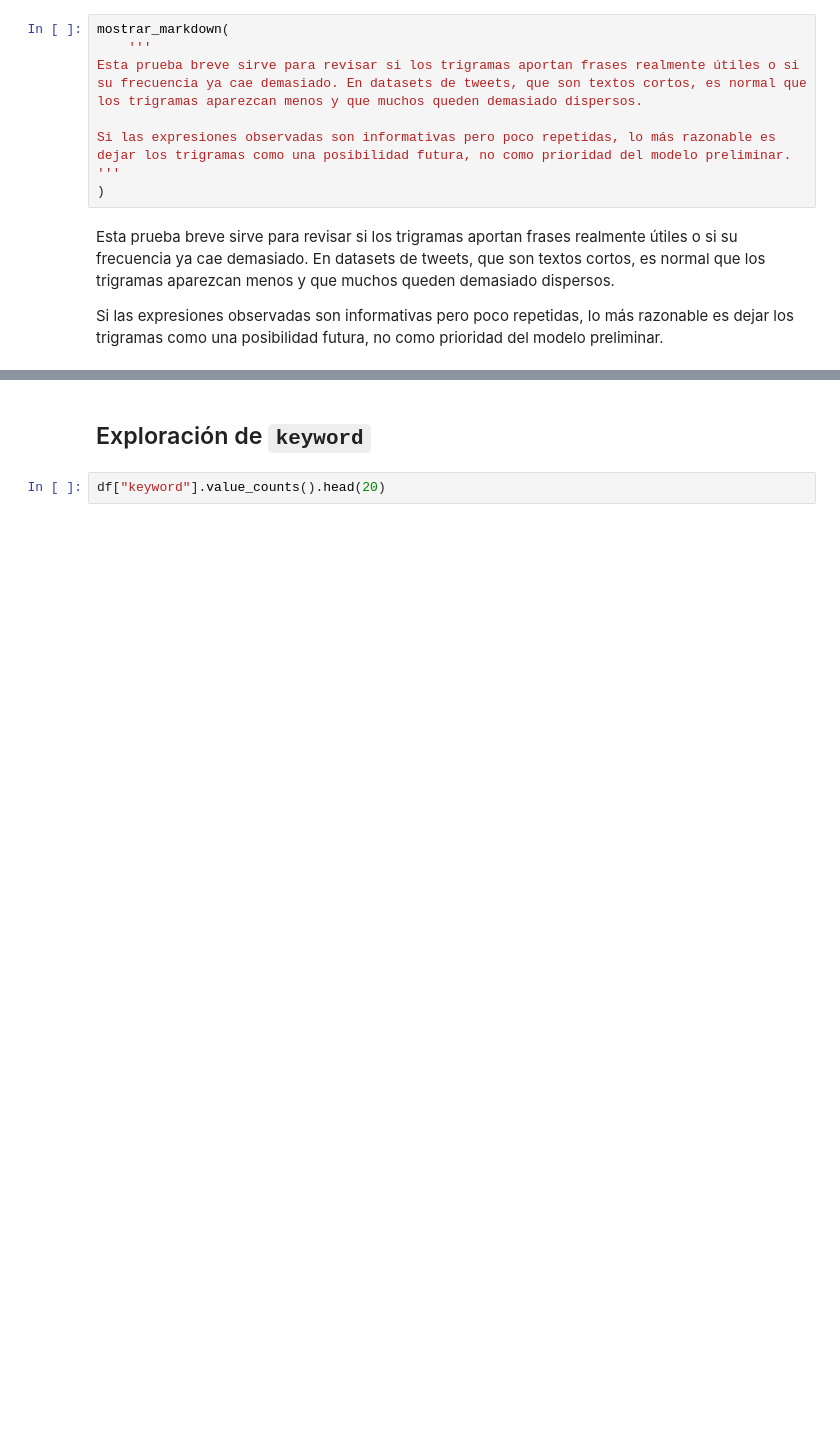
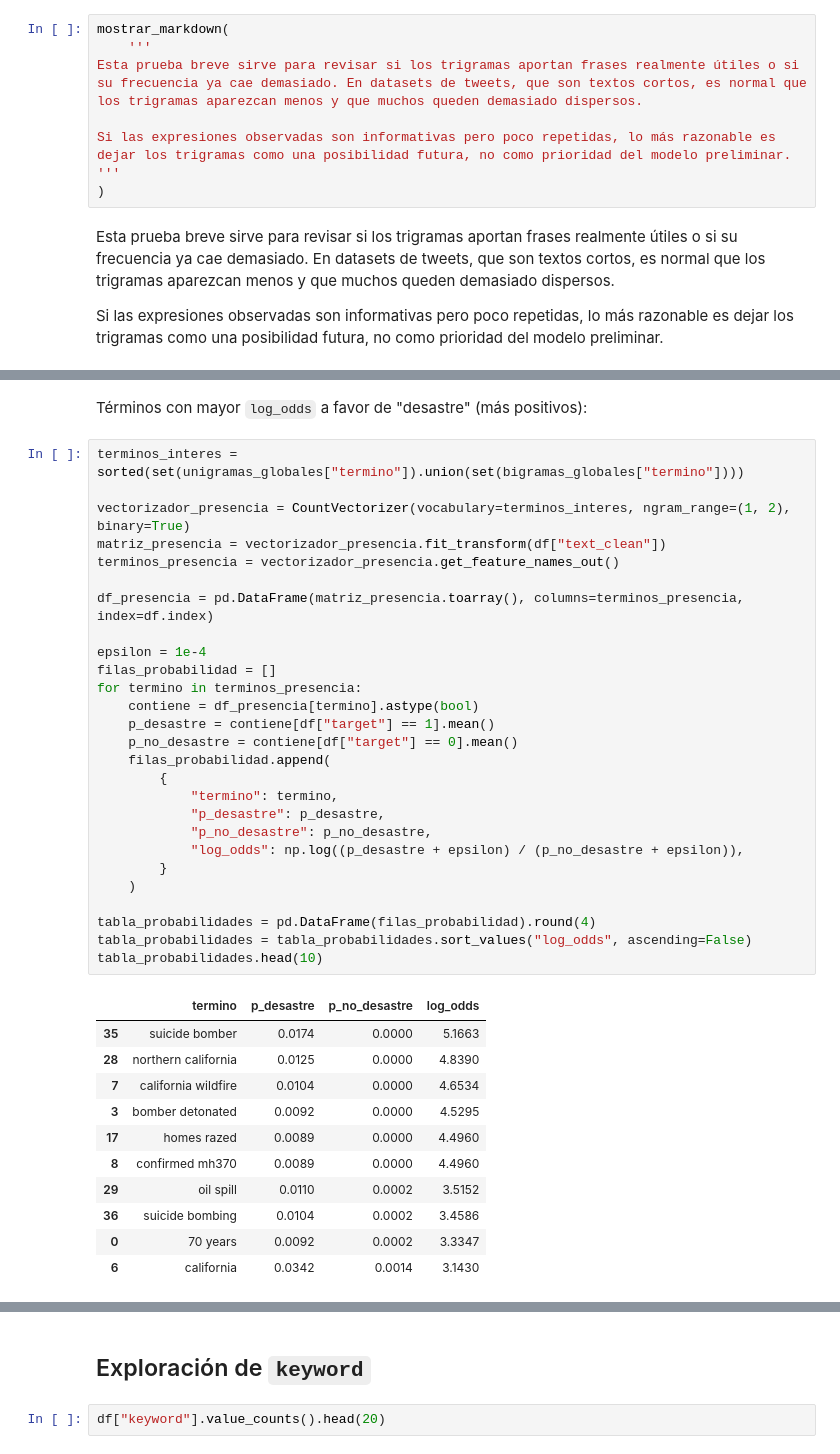
Before and after one commit to Cisco890/lab5_datascience, a Jupyter notebook: lab5_avances.ipynb, the cells around one changed output, grey strips where cells are left out. Cells and saved outputs as stored; diff of their text form; blank space fills up the shorter version.

```diff
--- a/lab5_avances.ipynb
+++ b/lab5_avances.ipynb
@@ -786,0 +799,41 @@ Si las expresiones observadas son informativas pero poco repetidas, lo más razo
+# %% [markdown]
+Términos con mayor `log_odds` a favor de "desastre" (más positivos):
+# %%
+terminos_interes = sorted(set(unigramas_globales["termino"]).union(set(bigramas_globales["termino"])))
+
+vectorizador_presencia = CountVectorizer(vocabulary=terminos_interes, ngram_range=(1, 2), binary=True)
+matriz_presencia = vectorizador_presencia.fit_transform(df["text_clean"])
+terminos_presencia = vectorizador_presencia.get_feature_names_out()
+
+df_presencia = pd.DataFrame(matriz_presencia.toarray(), columns=terminos_presencia, index=df.index)
+
+epsilon = 1e-4
+filas_probabilidad = []
+for termino in terminos_presencia:
+    contiene = df_presencia[termino].astype(bool)
+    p_desastre = contiene[df["target"] == 1].mean()
+    p_no_desastre = contiene[df["target"] == 0].mean()
+    filas_probabilidad.append(
+        {
+            "termino": termino,
+            "p_desastre": p_desastre,
+            "p_no_desastre": p_no_desastre,
+            "log_odds": np.log((p_desastre + epsilon) / (p_no_desastre + epsilon)),
+        }
+    )
+
+tabla_probabilidades = pd.DataFrame(filas_probabilidad).round(4)
+tabla_probabilidades = tabla_probabilidades.sort_values("log_odds", ascending=False)
+tabla_probabilidades.head(10)
+# %% [output]
+|  | termino | p_desastre | p_no_desastre | log_odds |
+| 35 | suicide bomber | 0.0174 | 0.0000 | 5.1663 |
+| 28 | northern california | 0.0125 | 0.0000 | 4.8390 |
+| 7 | california wildfire | 0.0104 | 0.0000 | 4.6534 |
+| 3 | bomber detonated | 0.0092 | 0.0000 | 4.5295 |
+| 17 | homes razed | 0.0089 | 0.0000 | 4.4960 |
+| 8 | confirmed mh370 | 0.0089 | 0.0000 | 4.4960 |
+| 29 | oil spill | 0.0110 | 0.0002 | 3.5152 |
+| 36 | suicide bombing | 0.0104 | 0.0002 | 3.4586 |
+| 0 | 70 years | 0.0092 | 0.0002 | 3.3347 |
+| 6 | california | 0.0342 | 0.0014 | 3.1430 |
```
Also changed, not shown: parts of 5 cells of this notebook.
